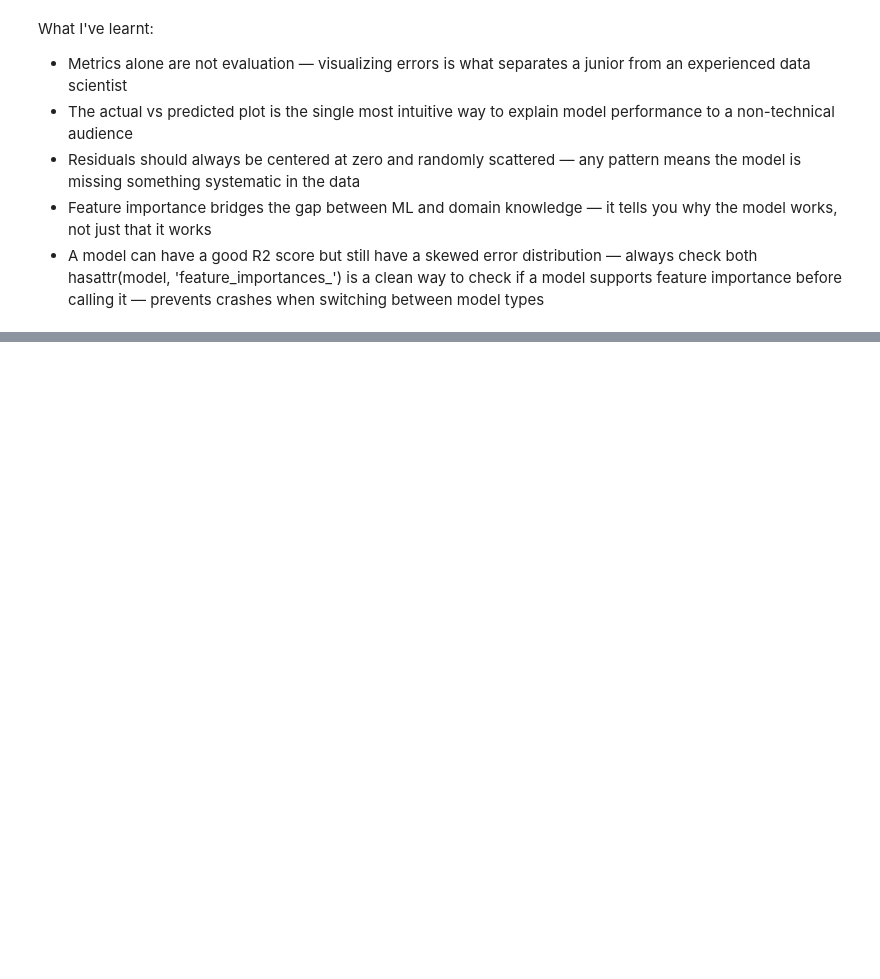
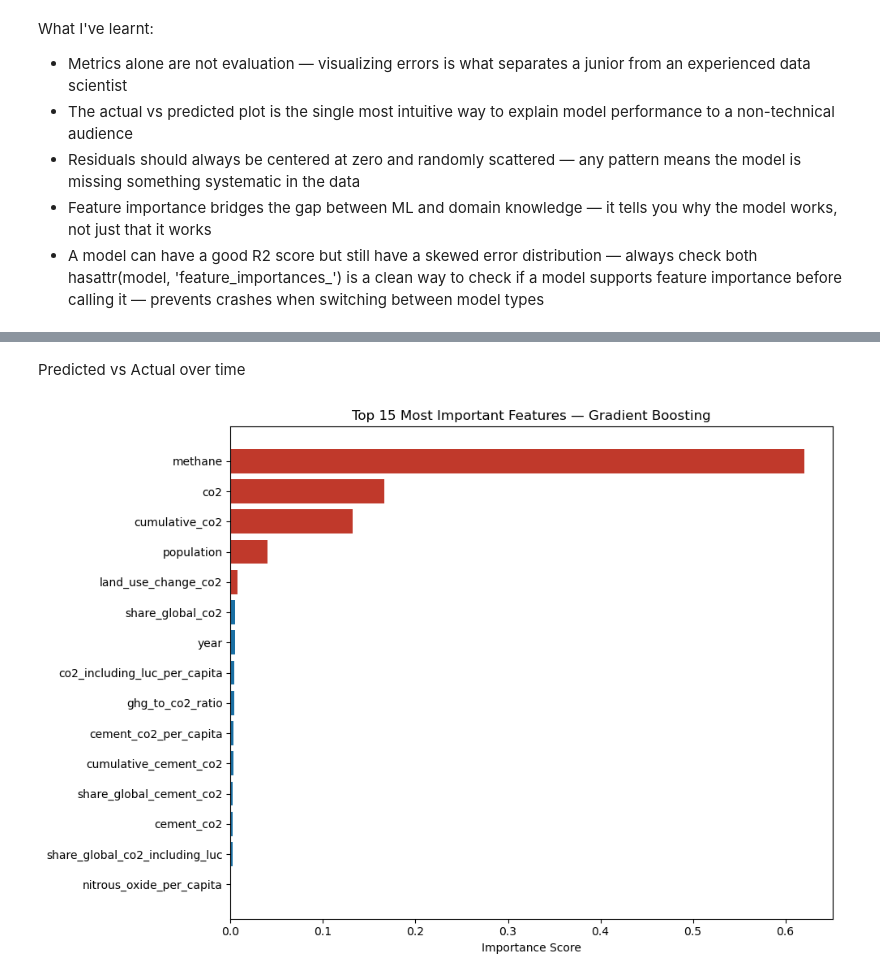
Before and after one commit to timothydzokoto/ALX_data_learning_track_journey, a Jupyter notebook: Projects/CO2_Regression_2.ipynb, the cells around one changed output, grey strips where cells are left out. Cells and saved outputs as stored; diff of their text form; code cells hidden in the pictures; blank space fills up the shorter version.

```diff
--- a/Projects/CO2_Regression_2.ipynb
+++ b/Projects/CO2_Regression_2.ipynb
@@ -958,0 +1001,20 @@ hasattr(model, 'feature_importances_') is a clean way to check if a model suppor
+# %% [markdown]
+Predicted vs Actual over time
+# %%
+if hasattr(best_model, 'feature_importances_'):
+    importance_df = pd.DataFrame({
+        'Feature': X_train.columns,
+        'Importance': best_model.feature_importances_
+    }).sort_values('Importance', ascending=True).tail(15)
+
+    plt.figure(figsize=(10, 7))
+    colors = ['#1a6fa3' if i < 10 else '#c0392b' for i in range(len(importance_df))]
+    plt.barh(importance_df['Feature'], importance_df['Importance'], color=colors)
+    plt.xlabel("Importance Score")
+    plt.title(f"Top 15 Most Important Features — {best_model_name}")
+    plt.tight_layout()
+    plt.show()
+else:
+    print(f"{best_model_name} does not support feature importances")
+# %% [output]
+[figure, added]
```
Also changed, not shown: parts of 42 cells of this notebook, 3 other files.
